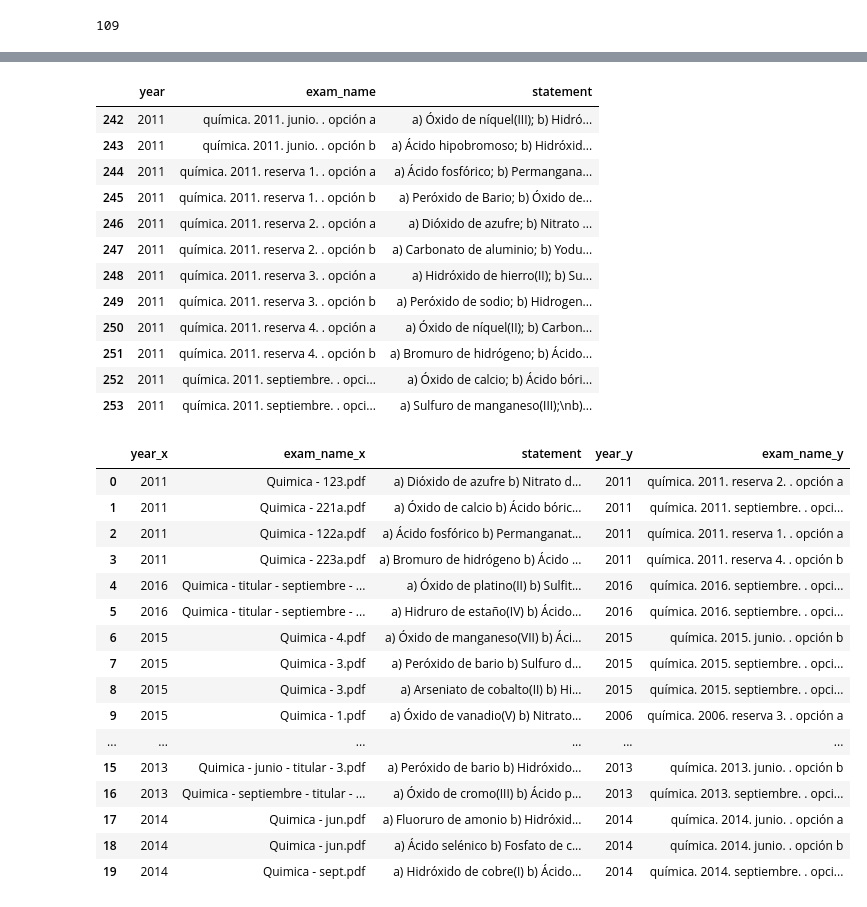
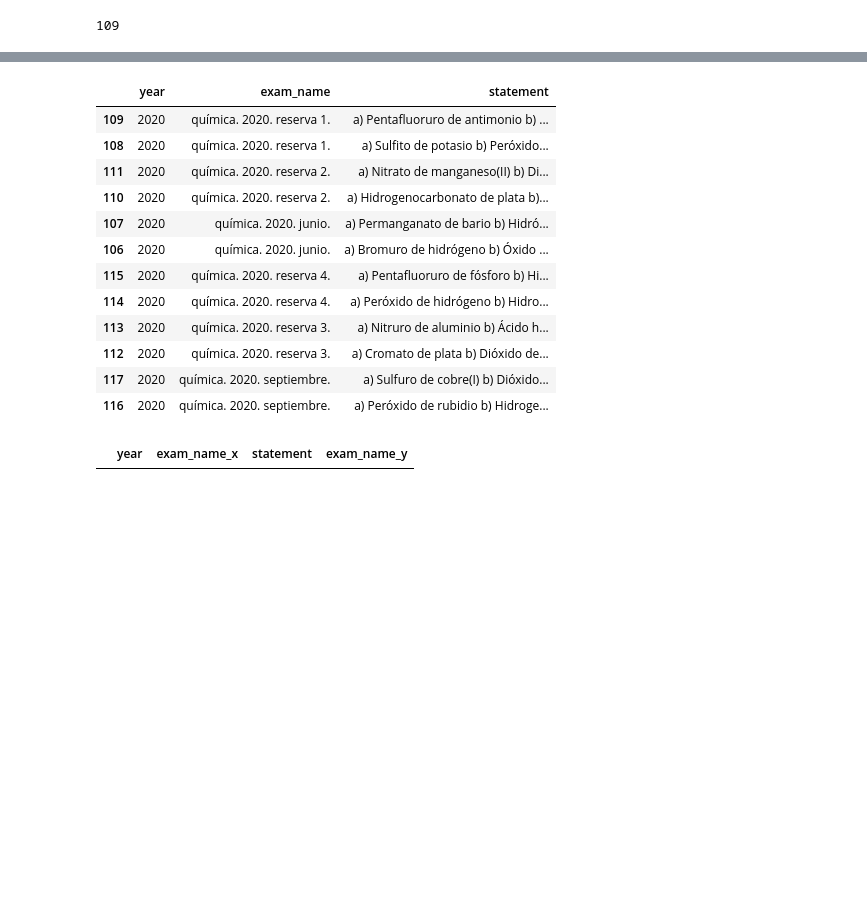
Before and after one commit to chusk2/selector_examenes, a Jupyter notebook: notebooks/assign_exam_names/05_classify exercises.ipynb, the cells around one changed output, grey strips where cells are left out. Drawn from its saved outputs; the diff is of its cells as text; code cells hidden in the pictures; blank space fills up the shorter version.

Commit message:
Working on cleaning of nomenclature exercises

```diff
--- a/notebooks/assign_exam_names/05_classify exercises.ipynb
+++ b/notebooks/assign_exam_names/05_classify exercises.ipynb
@@ -223,9 +236,14 @@ nomenclature_classified_df = df.loc[df.exercise_type == "Formulación", ["year",
 def extraer_nombrar_compuestos(statement):
     start_position = statement.find("a)")
     end_position = statement.find("d)") - 1
-    return statement[start_position:end_position]
+    statement = statement[start_position:end_position]
+    # unir valencia con Stock
+    statement = re.sub(r"\s+(\([IVX]+\))", r"\1", statement)
+    statement = statement.replace(";", "")
+
+    return statement
 # %%
-nomenclature_classified_df.statement = nomenclature_classified_df.statement.apply(lambda st: extraer_nombrar_compuestos(st))
+nomenclature_classified_df["statement"] = nomenclature_classified_df["statement"].apply(lambda st: extraer_nombrar_compuestos(st))
 # %%
 nomenclature_classified_df
 # %% [output]
@@ -250,9 +268,9 @@ nomenclature_emestrada_df = pd.DataFrame([
     {"year": int(year), "exam_name": exam_name, "statement": statement}
     for year, exercises in nomenclature_statements_dict.items()      # recorre cada año
     for exam_name, statement in exercises        # recorre cada [titulo, enunciado] de ese año
-])
+]).sort_values("year")
 # %%
-nomenclature_emestrada_df.statement = nomenclature_emestrada_df.statement.apply(lambda x: x.replace(";", ""))
+nomenclature_emestrada_df["statement"] = nomenclature_emestrada_df["statement"].apply(lambda st: extraer_nombrar_compuestos(st))
 # %%
 nomenclature_emestrada_df
 # %% [output]
@@ -288,36 +306,20 @@ nomenclature_classified_df.loc[nomenclature_classified_df.year == 2011]
 # %%
-nomenclature_emestrada_df.loc[nomenclature_emestrada_df.year == 2011].sort_values("year")
+nomenclature_emestrada_df.loc[nomenclature_emestrada_df.year == 2020].sort_values("year")
 # %% [output]
 |  | year | exam_name | statement |
-| 242 | 2011 | química. 2011. junio. . opción a | a) Óxido de níquel(III); b) Hidró... |
-| 243 | 2011 | química. 2011. junio. . opción b | a) Ácido hipobromoso; b) Hidróxid... |
-| 244 | 2011 | química. 2011. reserva 1. . opción a | a) Ácido fosfórico; b) Permangana... |
-| 245 | 2011 | química. 2011. reserva 1. . opción b | a) Peróxido de Bario; b) Óxido de... |
-| 246 | 2011 | química. 2011. reserva 2. . opción a | a) Dióxido de azufre; b) Nitrato ... |
-| 247 | 2011 | química. 2011. reserva 2. . opción b | a) Carbonato de aluminio; b) Yodu... |
-| 248 | 2011 | química. 2011. reserva 3. . opción a | a) Hidróxido de hierro(II); b) Su... |
-| 249 | 2011 | química. 2011. reserva 3. . opción b | a) Peróxido de sodio; b) Hidrogen... |
-| 250 | 2011 | química. 2011. reserva 4. . opción a | a) Óxido de níquel(II); b) Carbon... |
-| 251 | 2011 | química. 2011. reserva 4. . opción b | a) Bromuro de hidrógeno; b) Ácido... |
-| 252 | 2011 | química. 2011. septiembre. . opci... | a) Óxido de calcio; b) Ácido bóri... |
-| 253 | 2011 | química. 2011. septiembre. . opci... | a) Sulfuro de manganeso(III);\nb)... |
+| 109 | 2020 | química. 2020. reserva 1. | a) Pentafluoruro de antimonio b) ... |
+| 108 | 2020 | química. 2020. reserva 1. | a) Sulfito de potasio b) Peróxido... |
+| 111 | 2020 | química. 2020. reserva 2. | a) Nitrato de manganeso(II) b) Di... |
+| 110 | 2020 | química. 2020. reserva 2. | a) Hidrogenocarbonato de plata b)... |
+| 107 | 2020 | química. 2020. junio. | a) Permanganato de bario b) Hidró... |
+| 106 | 2020 | química. 2020. junio. | a) Bromuro de hidrógeno b) Óxido ... |
+| 115 | 2020 | química. 2020. reserva 4. | a) Pentafluoruro de fósforo b) Hi... |
+| 114 | 2020 | química. 2020. reserva 4. | a) Peróxido de hidrógeno b) Hidro... |
+| 113 | 2020 | química. 2020. reserva 3. | a) Nitruro de aluminio b) Ácido h... |
+| 112 | 2020 | química. 2020. reserva 3. | a) Cromato de plata b) Dióxido de... |
+| 117 | 2020 | química. 2020. septiembre. | a) Sulfuro de cobre(I) b) Dióxido... |
+| 116 | 2020 | química. 2020. septiembre. | a) Peróxido de rubidio b) Hidroge... |
 # %%
-pd.merge(nomenclature_classified_df, nomenclature_emestrada_df, on="statement")
+pd.merge(nomenclature_classified_df, nomenclature_emestrada_df, on=["year", "statement"])
 # %% [output]
-|  | year_x | exam_name_x | statement | year_y | exam_name_y |
-| 0 | 2011 | Quimica - 123.pdf | a) Dióxido de azufre b) Nitrato d... | 2011 | química. 2011. reserva 2. . opción a |
-| 1 | 2011 | Quimica - 221a.pdf | a) Óxido de calcio b) Ácido bóric... | 2011 | química. 2011. septiembre. . opci... |
-| 2 | 2011 | Quimica - 122a.pdf | a) Ácido fosfórico b) Permanganat... | 2011 | química. 2011. reserva 1. . opción a |
-| 3 | 2011 | Quimica - 223a.pdf | a) Bromuro de hidrógeno b) Ácido ... | 2011 | química. 2011. reserva 4. . opción b |
-| 4 | 2016 | Quimica - titular - septiembre - ... | a) Óxido de platino(II) b) Sulfit... | 2016 | química. 2016. septiembre. . opci... |
-| 5 | 2016 | Quimica - titular - septiembre - ... | a) Hidruro de estaño(IV) b) Ácido... | 2016 | química. 2016. septiembre. . opci... |
-| 6 | 2015 | Quimica - 4.pdf | a) Óxido de manganeso(VII) b) Áci... | 2015 | química. 2015. junio. . opción b |
-| 7 | 2015 | Quimica - 3.pdf | a) Peróxido de bario b) Sulfuro d... | 2015 | química. 2015. septiembre. . opci... |
-| 8 | 2015 | Quimica - 3.pdf | a) Arseniato de cobalto(II) b) Hi... | 2015 | química. 2015. septiembre. . opci... |
-| 9 | 2015 | Quimica - 1.pdf | a) Óxido de vanadio(V) b) Nitrato... | 2006 | química. 2006. reserva 3. . opción a |
-| ... | ... | ... | ... | ... | ... |
-| 15 | 2013 | Quimica - junio - titular - 3.pdf | a) Peróxido de bario b) Hidróxido... | 2013 | química. 2013. junio. . opción b |
-| 16 | 2013 | Quimica - septiembre - titular - ... | a) Óxido de cromo(III) b) Ácido p... | 2013 | química. 2013. septiembre. . opci... |
-| 17 | 2014 | Quimica - jun.pdf | a) Fluoruro de amonio b) Hidróxid... | 2014 | química. 2014. junio. . opción a |
-| 18 | 2014 | Quimica - jun.pdf | a) Ácido selénico b) Fosfato de c... | 2014 | química. 2014. junio. . opción b |
-| 19 | 2014 | Quimica - sept.pdf | a) Hidróxido de cobre(I) b) Ácido... | 2014 | química. 2014. septiembre. . opci... |
+|  | year | exam_name_x | statement | exam_name_y |
```
Also changed, not shown: parts of 11 cells of this notebook, 3 other files.
